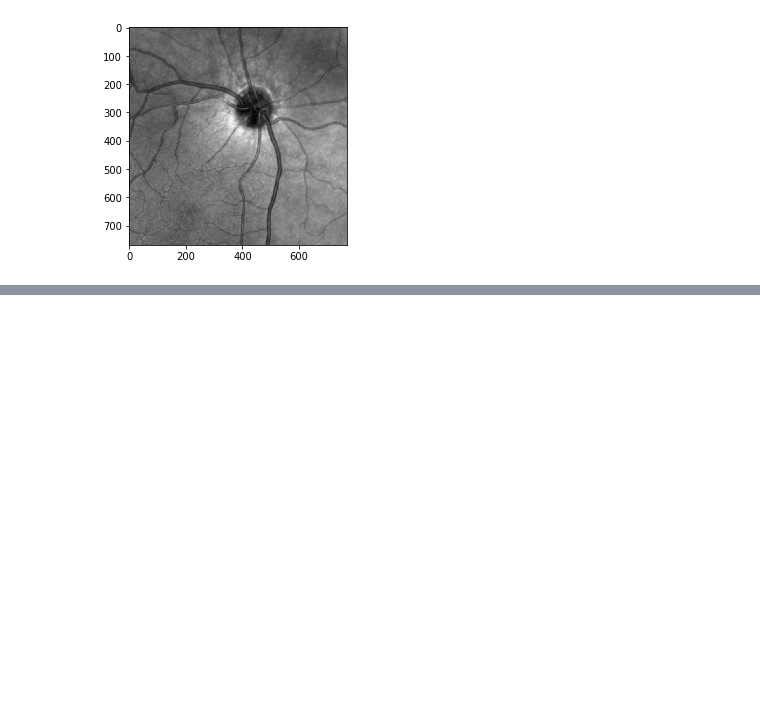
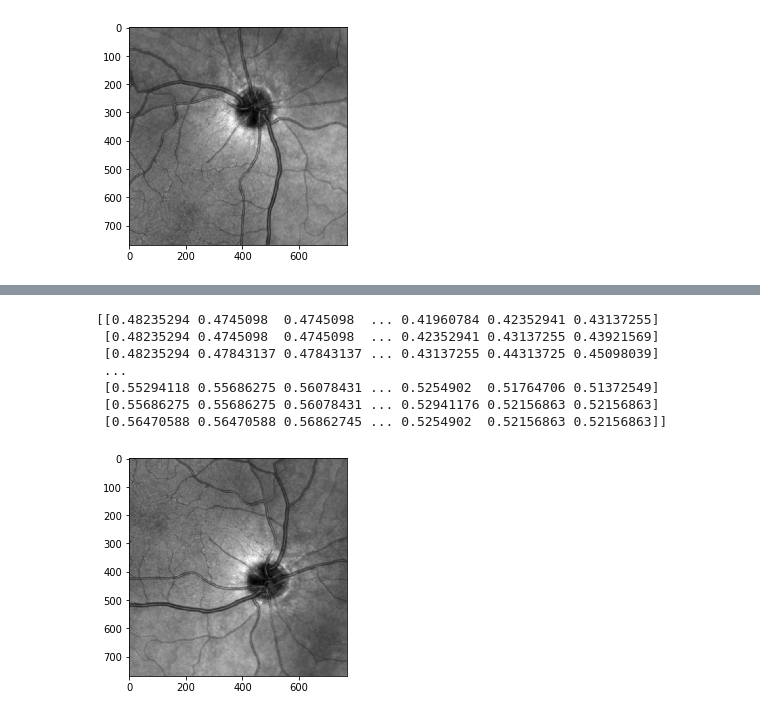
Before and after one commit to MJordahn/AIA_Spring_2020, a Jupyter notebook: Miniproject/DataloaderAndPreprocessing.ipynb, the cells around one changed output, grey strips where cells are left out. Drawn from its saved outputs; the diff is of its cells as text; code cells hidden in the pictures; blank space fills up the shorter version.

```diff
--- a/Miniproject/DataloaderAndPreprocessing.ipynb
+++ b/Miniproject/DataloaderAndPreprocessing.ipynb
@@ -93,0 +94,16 @@ plt.show()
+# %%
+#Show cropping and rotation with low probability
+test = RetinaDataset(file_path="/data/targets", transforms=[Rotate(p=0.5), RandomCrop(p=0.5, height=300, width=300)])
+sample = test[0]
+print(sample['image'])
+plt.imshow(sample['image'], cmap='gray')
+plt.show()
+# %% [output]
+[[0.48235294 0.4745098  0.4745098  ... 0.41960784 0.42352941 0.43137255]
+ [0.48235294 0.4745098  0.4745098  ... 0.42352941 0.43137255 0.43921569]
+ [0.48235294 0.47843137 0.47843137 ... 0.43137255 0.44313725 0.45098039]
+ ...
+ [0.55294118 0.55686275 0.56078431 ... 0.5254902  0.51764706 0.51372549]
+ [0.55686275 0.55686275 0.56078431 ... 0.52941176 0.52156863 0.52156863]
+ [0.56470588 0.56470588 0.56862745 ... 0.5254902  0.52156863 0.52156863]]
+[figure, added]
```
Also changed, not shown: parts of 1 cell of this notebook, 2 other files.
